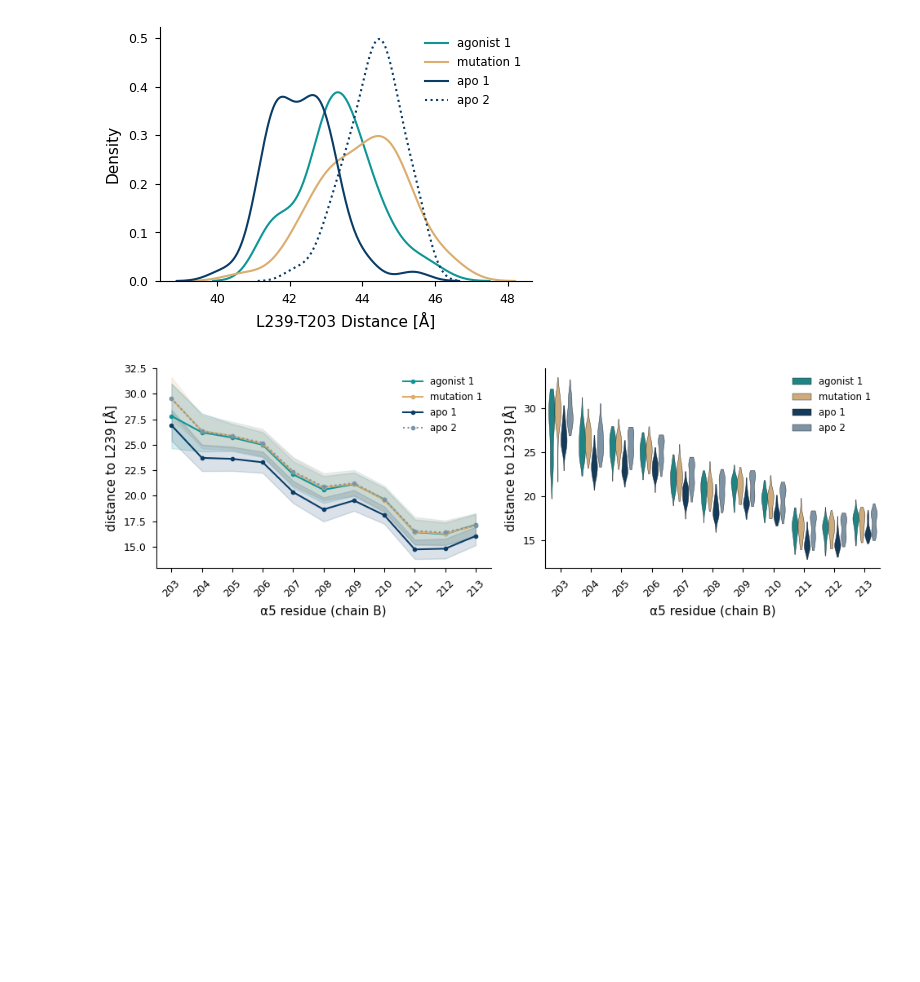
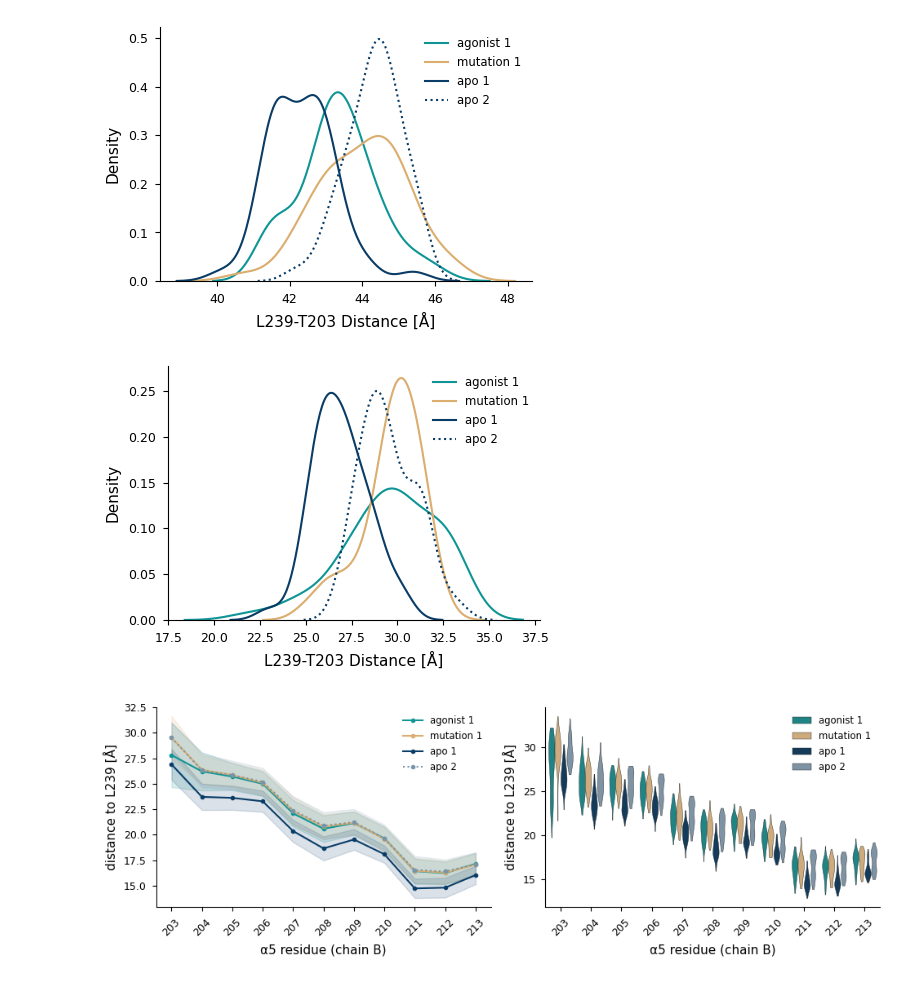
Before and after one commit to Rita-Ann-Roessner/Postdoc-UNIL, a Jupyter notebook: 260423_msm_GHSR+miniG_old_features/MSM-GHSR-miniG.ipynb, the cells around one changed output. Saved outputs shown, nothing was run; the diff lists cells and outputs as text; code cells hidden in the pictures; blank space fills up the shorter version.

```diff
--- a/260423_msm_GHSR+miniG_old_features/MSM-GHSR-miniG.ipynb
+++ b/260423_msm_GHSR+miniG_old_features/MSM-GHSR-miniG.ipynb
@@ -1212,6 +1396,40 @@ ax.legend(title='', fontsize='small', frameon=False, bbox_to_anchor=(1,1))
 sns.despine()
 # %% [output]
 [figure]
+# %%
+fig, ax = plt.subplots(1, 1, figsize=(4.8, 3.3))
+
+systems = {'agonist': 1, 'mutation': 1, 'apo': 2}
+
+colors = {'mutation':'#dbad6e',
+         'agonist':'#0f9596',
+         'apo':'#093c66'}
+
+for system, nstates in systems.items():
+    for i in range(nstates):
+        state = i + 1
+
+        u = mda.Universe(f'{system}/apo_space_frames/{state}/7f9y-align.pdb',
+                         f'{system}/apo_space_frames/{state}/traj-align.xtc')
+
+        res1 = u.select_atoms('name CA and resid 239 and chainID A')
+        res2 = u.select_atoms('name CA and resid 203 and chainID B')
+
+        distances = []
+        for ts in u.trajectory:
+            distances.append(np.linalg.norm(res1.positions[0] - res2.positions[0]))
+
+        if state == 1:
+            sns.kdeplot(distances, ax=ax, label=f'{system} {state}', color=colors[system])
+        else:
+            sns.kdeplot(distances, ax=ax, label=f'{system} {state}', color=colors[system], linestyle=':')
+
+
+plot_adjust_settings('L239-T203 Distance [Å]', 'Density', ax=ax)
+ax.legend(title='', fontsize='small', frameon=False, bbox_to_anchor=(1,1))
+sns.despine()
+# %% [output]
+[figure, added]
 # %%
 # --- α5 N-cap: separate helix POSITION from local (T203) fraying -----------------
 # The single L239–T203 distance mixes two things: how deep α5 sits in the receptor,
```
Also changed, not shown: parts of 5 cells of this notebook.
